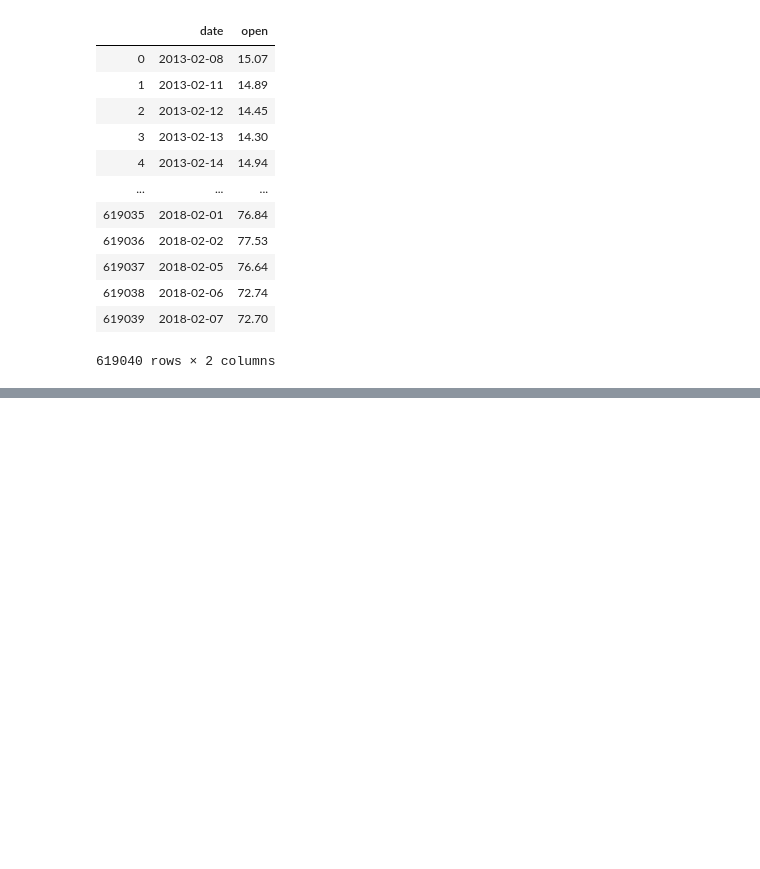
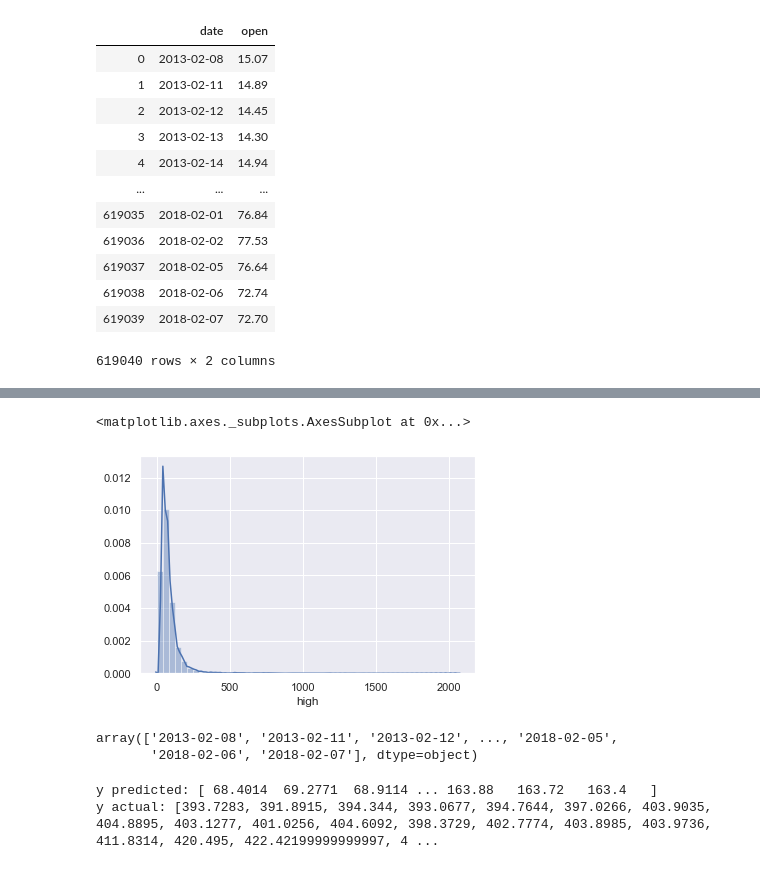
Before and after one commit to namratakantamneni/DIYML, a Jupyter notebook: RegressionNotebook.ipynb, the cells around one changed output, grey strips where cells are left out. Drawn from its saved outputs; the diff is of its cells as text; code cells hidden in the pictures; blank space fills up the shorter version.

Commit message:
exploring data and writing helper functions

```diff
--- a/RegressionNotebook.ipynb
+++ b/RegressionNotebook.ipynb
@@ -81,0 +156,3 @@ select_columns(stock_data, ["date", "open"])
+# %%
+date_and_name = stock_data[["date", "Name"]]
+date_and_name
@@ -81,0 +173,10 @@ select_columns(stock_data, ["date", "open"])
+# %%
+just_names = date_and_name[["Name"]]
+just_names_lst = just_names.values.tolist()
+arr = np.array(just_names_lst)
+flat = arr.flatten()
+new_names_lst = list(flat)
+new_names_lst
+print(len(new_names_lst))
+# search_aal = [i for i in new_names_lst if "AAL" in i]
+# len(search_aal)
@@ -81,0 +332,22 @@ select_columns(stock_data, ["date", "open"])
+# %%
+def getHighVals(df, stock):
+    """
+    df: dataFrame thats passed in (in this case: stock_data)
+    stock: stock thats passed in that exists in the stock_data dataframe.
+    """
+    just_name = df[["Name"]]
+    just_names_lst = just_names.values.tolist()
+    arr = np.array(just_names_lst)
+    flat = arr.flatten()
+    new_names_lst = list(flat)
+    stock_names = pd.unique(new_names_lst)
+
+    if stock not in stock_names:
+        print("stock doesn't exist in the dataframe.")
+
+    our_df = printDataFrame(df, stock)
+    our_df_high = (our_df[["high"]].to_numpy()).flatten()
+    our_df_high_lst = list(our_df_high)
+    return our_df_high_lst
+
+getHighVals(stock_data, "AAPL")
@@ -81,0 +442,28 @@ select_columns(stock_data, ["date", "open"])
+# %%
+#sp.interpolate.interp1d()
+dates = stock_data[["date"]].to_numpy()
+first_ten_dates = list(dates[0:10])
+
+first_ten_apple_highs = getHighVals(stock_data, "AAPL")[0:10]
+first_ten_apple_highs
+
+sns.distplot(stock_data["high"].fillna(0))
+# %% [output]
+<matplotlib.axes._subplots.AxesSubplot at 0x...>
+[figure, added]
+# %%
+apple_df = printDataFrame(stock_data, "AAPL")
+apple_dates = apple_df[["date"]].to_numpy().flatten()
+apple_dates
+# %% [output]
+array(['2013-02-08', '2013-02-11', '2013-02-12', ..., '2018-02-05',
+       '2018-02-06', '2018-02-07'], dtype=object)
+# %%
+lol = sp.interpolate.interp1d(getHighVals(stock_data, "GOOGL"), getHighVals(stock_data, "AAPL"), kind = "nearest", assume_sorted = False)
+y_pred = lol(getHighVals(stock_data, "GOOGL"))
+print("y predicted:", y_pred)
+y_actual = getHighVals(stock_data, "GOOGL")
+print("y actual:", y_actual)
+# %% [output]
+y predicted: [ 68.4014  69.2771  68.9114 ... 163.88   163.72   163.4   ]
+y actual: [393.7283, 391.8915, 394.344, 393.0677, 394.7644, 397.0266, 403.9035, 404.8895, 403.1277, 401.0256, 404.6092, 398.3729, 402.7774, 403.8985, 403.9736, 411.8314, 420.495, 422.42199999999997, 4 ...
```
Also changed, not shown: parts of 21 cells of this notebook.
